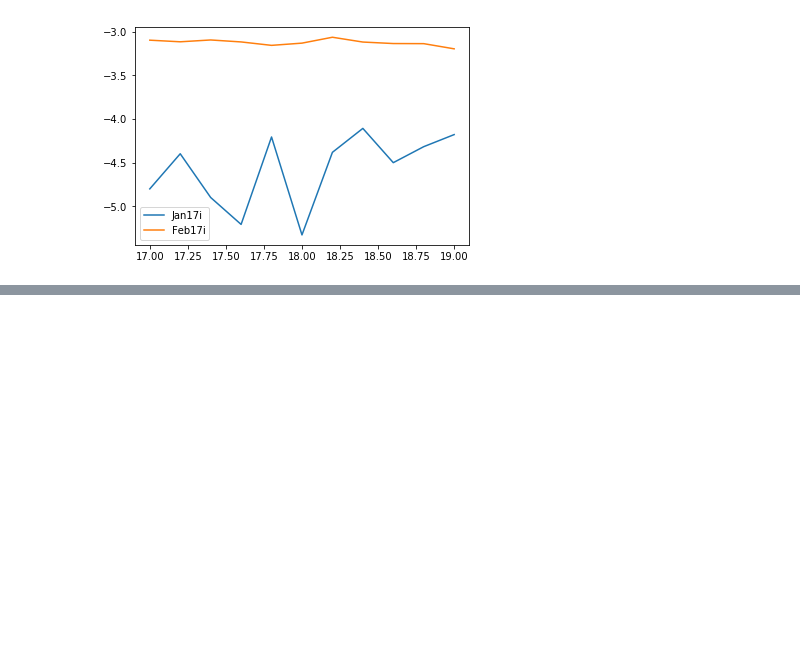
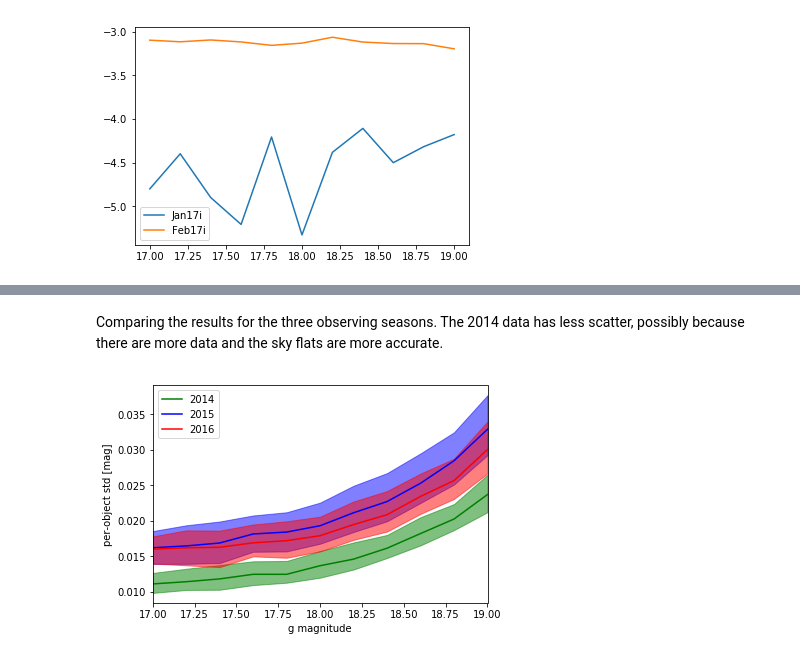
Before and after one commit to imcgreer/idmrm, a Jupyter notebook: notebooks/BokPhotAnalysis.ipynb, the cells around one changed output, grey strips where cells are left out. Drawn from its saved outputs; the diff is of its cells as text; code cells hidden in the pictures; blank space fills up the shorter version.

```diff
--- a/notebooks/BokPhotAnalysis.ipynb
+++ b/notebooks/BokPhotAnalysis.ipynb
@@ -23,0 +35,18 @@ def load_pstable(psTabFn,photRun=None,season='2014'):
+# %%
+def plot_compare_scatters(psTabs,labels,colors='rgbcymk',filt='g',ax=None):
+    def _append_arr(arr):
+        return arr
+        # used this for drawstyle=steps-post, but no equiv. for fill_between
+        #return np.concatenate([arr,[arr[-1]]])
+    if ax is None:
+        figure()
+        ax = subplot(111)
+    for tab,l,c in zip(psTabs,labels,colors):
+        ax.fill_between(tab['mbins'],_append_arr(tab['sig25']),
+                        _append_arr(tab['sig75']),
+                        edgecolor='none',color=c,alpha=0.5)
+        ax.plot(tab['mbins'],_append_arr(tab['sig50']),color=c,lw=1.5,label=l)
+    legend(loc='upper left')
+    xlabel('%s magnitude' % filt)
+    ylabel('per-object std [mag]')
+    xlim(17,19)
@@ -106,19 +139,3 @@ mbins sig50  sig50Clip outlierFrac
  18.6 0.0290    0.0287     0.00073
  18.8 0.0320    0.0317     0.00073
  19.0 0.0367    0.0361     0.00064
-# %%
-def plot_compare_scatters(psTabs,labels,colors='rgbcymk',filt='g'):
-    def _append_arr(arr):
-        return arr
-        # used this for drawstyle=steps-post, but no equiv. for fill_between
-        #return np.concatenate([arr,[arr[-1]]])
-    figure()
-    for tab,l,c in zip(psTabs,labels,colors):
-        fill_between(tab['mbins'],_append_arr(tab['sig25Clip']),
-                     _append_arr(tab['sig75Clip']),
-                     edgecolor='none',color=c,alpha=0.5)
-        plot(tab['mbins'],_append_arr(tab['sig50Clip']),color=c,lw=1.5,label=l)
-    legend(loc='upper left')
-    xlabel('%s magnitude' % filt)
-    ylabel('per-object std [mag]')
-    xlim(17,19)
@@ -211,0 +180,7 @@ plot_compare_scatters([ps2014g,ps2015g,ps2016g],['2014','2015','2016'],'gbr')
+# %%
+procJul2017 = OrderedDict()
+for season in ['2014','2015','2016']:
+    procJul2017[season] = load_pstable('../archive/summer_2017/phot_stats_%sg_v2.fits'%season,
+                                       'cleanstars',season,catdir='../archive/summer_2017/')
+    print season
+    print procJul2017[season]['mbins','sig50','outlierFrac']
@@ -211,0 +205,6 @@ plot_compare_scatters([ps2014g,ps2015g,ps2016g],['2014','2015','2016'],'gbr')
+# %% [markdown]
+Comparing the results for the three observing seasons. The 2014 data has less scatter, possibly because there are more data and the sky flats are more accurate.
+# %%
+plot_compare_scatters(procJul2017.values(),procJul2017.keys(),'gbr')
+# %% [output]
+[figure, added]
```
Also changed, not shown: parts of 25 cells of this notebook, 1 other file.
